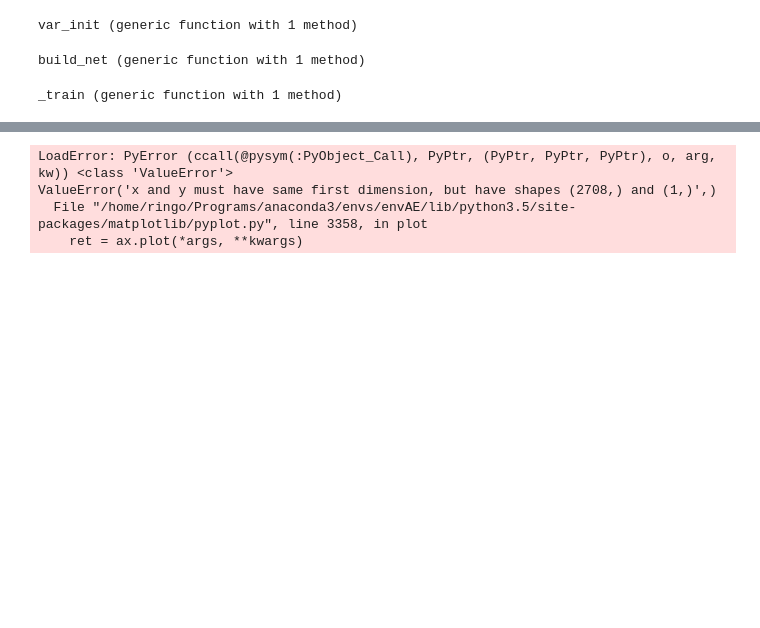
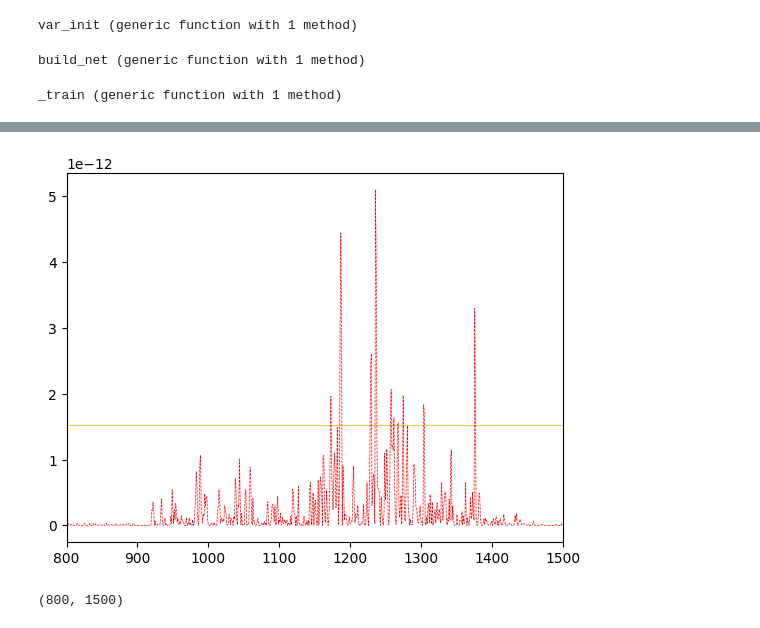
Before and after one commit to ringohoffman/Autoencoder, a Jupyter notebook: tf_ae_jl.ipynb, the cells around one changed output, grey strips where cells are left out. Saved outputs shown, nothing was run; the diff lists cells and outputs as text; code cells hidden in the pictures; blank space fills up the shorter version.

```diff
--- a/tf_ae_jl.ipynb
+++ b/tf_ae_jl.ipynb
@@ -220,16 +245,14 @@ LoadError: Tensorflow error: Status: Shape must be rank 2 but is rank 0 for 'Sli
 # %%
 # graph the distances of the adjacent time stamps
 x = linspace(1,TNw-1,TNw-1); y = run(ae3.sess, ae3.dist)
-thresh = 0.2
+thresh = 0.3
 max_value = maximum(y)
 axhline(y=thresh*max_value, color="orange", linewidth=0.5)
 plot(x,y, color="red", linewidth=0.5, linestyle="--")
 xlim(800,1500)
 # %% [output]
+[figure, added]
-LoadError: PyError (ccall(@pysym(:PyObject_Call), PyPtr, (PyPtr, PyPtr, PyPtr), o, arg, kw)) <class 'ValueError'>
-ValueError('x and y must have same first dimension, but have shapes (2708,) and (1,)',)
-  File "/home/ringo/Programs/anaconda3/envs/envAE/lib/python3.5/site-packages/matplotlib/pyplot.py", line 3358, in plot
-    ret = ax.plot(*args, **kwargs)
+(800, 1500)
 # %%
 # view detected breakpoints against input data
 enum_dist = Iterators.filter(x->x[2]>thresh*max_value,enumerate(y))
```
Also changed, not shown: parts of 5 cells of this notebook.
